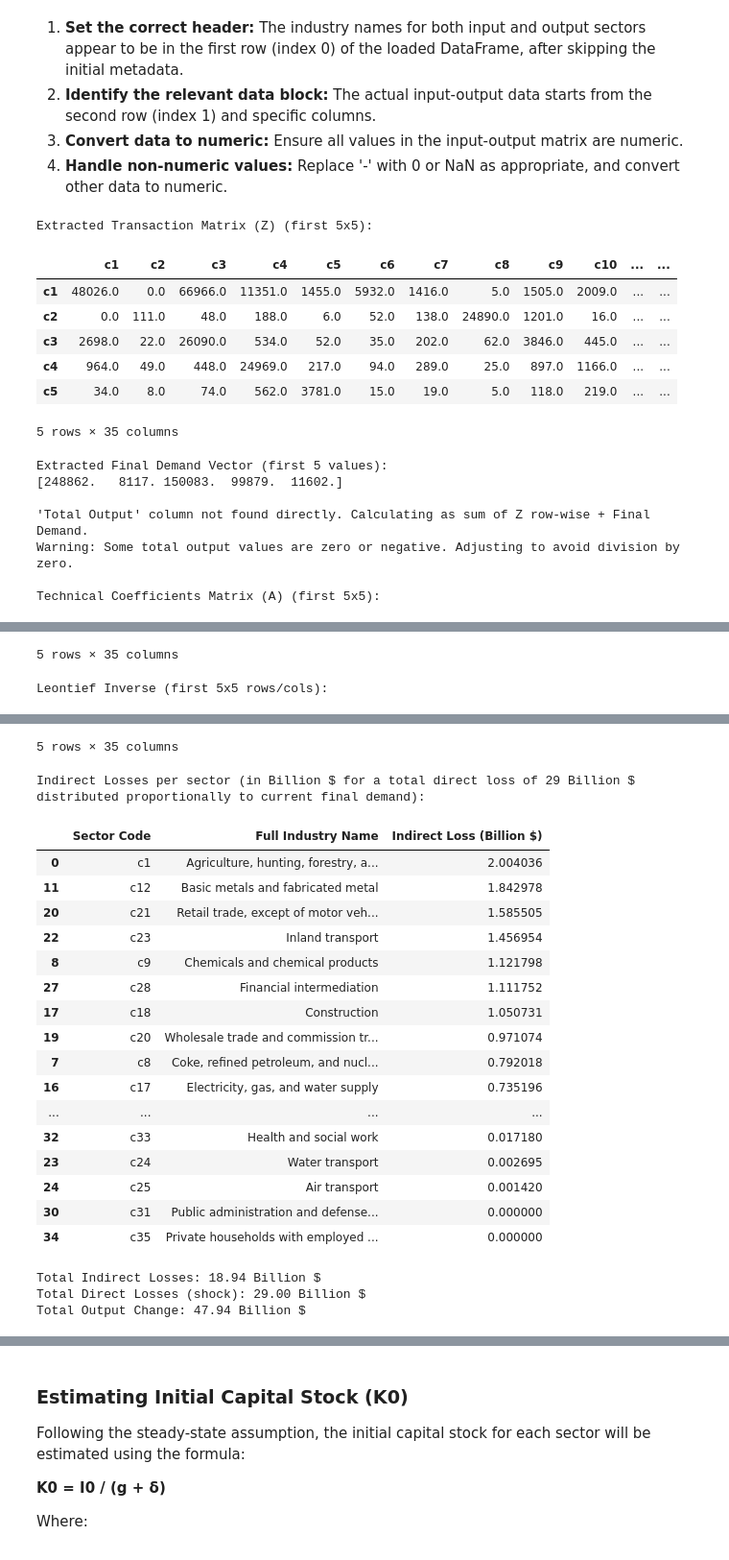
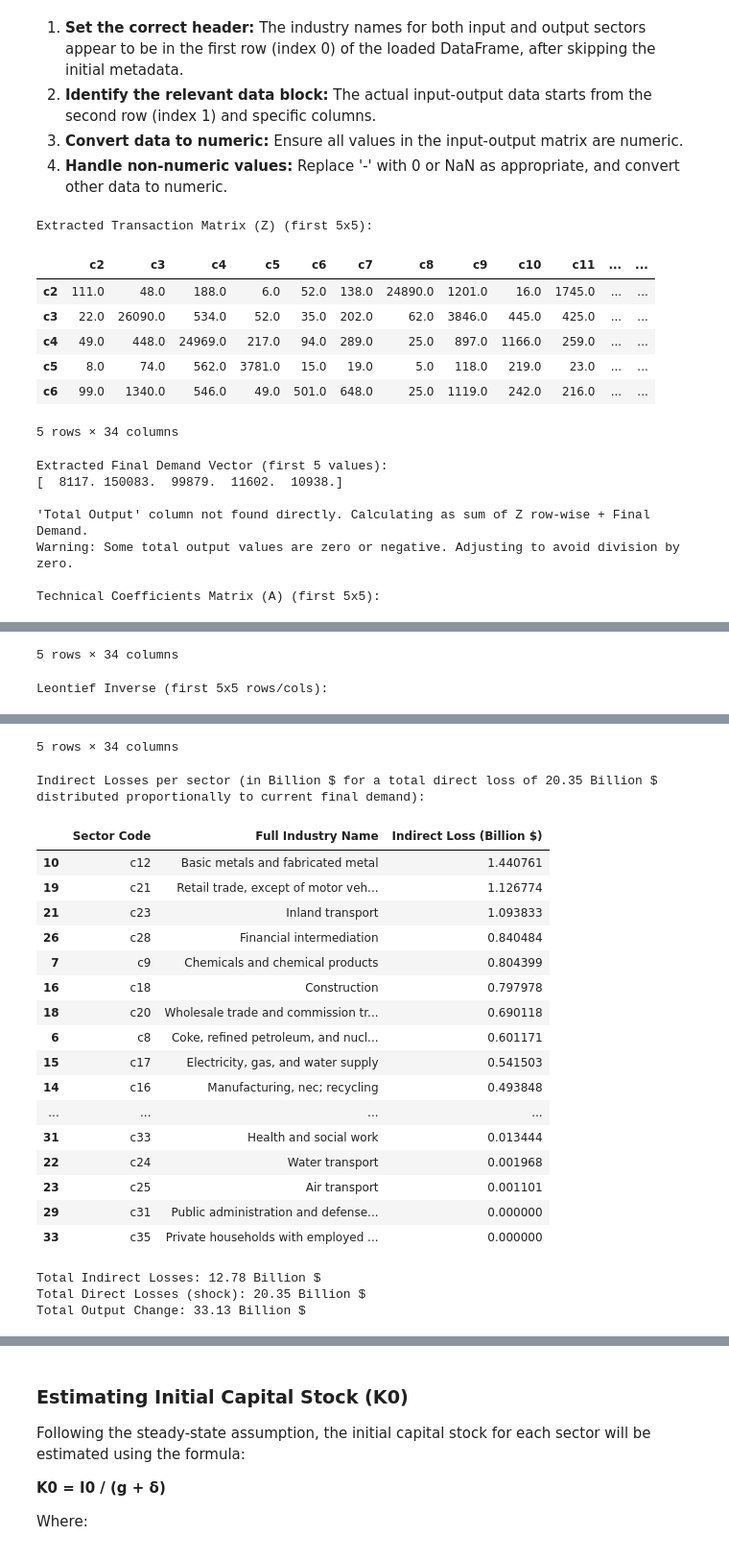
Before and after one commit to rka0285058-afk/Economic_Loss, a Jupyter notebook: Economic_Loss.ipynb, the cells around one changed output, grey strips where cells are left out. Shown at 96% size. Drawn from its saved outputs; the diff is of its cells as text; code cells hidden in the pictures.

```diff
--- a/Economic_Loss.ipynb
+++ b/Economic_Loss.ipynb
@@ -8,7 +8,7 @@ Mounted at /content/drive
 # %%
 import pandas as pd
 
-file_path = '/content/drive/MyDrive/Software/Input Output Analysis - Final.csv'
+file_path = '/content/drive/MyDrive/Software/AO1.csv'
 try:
     df = pd.read_csv(file_path)
     print(f"Successfully loaded data from {file_path}.")
@@ -158,10 +158,10 @@ try:
     display(pd.DataFrame(leontief_inverse, index=A_matrix_df.index, columns=A_matrix_df.columns).head())
 
     # Define the direct losses
-    direct_losses_billion = 29
+    direct_losses_billion = 20.35
     direct_losses_million = direct_losses_billion * 1000 # Convert to Million $ for consistency with assumed Z units
 
-    # Interpret 'direct losses of 29 Billion $' as a total reduction in final demand,
+    # Interpret 'direct losses of 20.35 Billion $' as a total reduction in final demand,
     # distributed proportionally to each sector's current final demand.
     total_current_final_demand = final_demand_vector.sum()
     if total_current_final_demand == 0:
@@ -175,42 +175,42 @@ try:
     # Calculate the total output change (delta_x) due to the shock
     # delta_x = L * delta_f_shock, where L is the Leontief Inverse
     delta_x = leontief_inverse @ delta_f_shock
 
     # Calculate indirect losses
     # Indirect losses for each sector are the total output change minus the direct final demand change (shock)
     indirect_losses_million = delta_x - delta_f_shock
 
     print(f"\nIndirect Losses per sector (in Billion $ for a total direct loss of {direct_losses_billion} Billion $ distributed proportionally to current final demand):\n")
     indirect_losses_df = pd.DataFrame({
         'Sector Code': Z_matrix_df.index,
         'Full Industry Name': [sector_code_to_name.get(code, code) for code in Z_matrix_df.index],
         'Indirect Loss (Billion $)': indirect_losses_million / 1000 # Convert back to Billion $
     })
     # Sort by indirect loss for better readability
     indirect_losses_df = indirect_losses_df.sort_values(by='Indirect Loss (Billion $)', ascending=False)
     display(indirect_losses_df)
 
     print(f"\nTotal Indirect Losses: {indirect_losses_million.sum() / 1000:,.2f} Billion $")
     print(f"Total Direct Losses (shock): {delta_f_shock.sum() / 1000:,.2f} Billion $")
     print(f"Total Output Change: {delta_x.sum() / 1000:,.2f} Billion $")
 
 except np.linalg.LinAlgError:
     print("Error: The Leontief Inverse could not be calculated. This usually means (I - A) is singular. Check the A matrix.")
 except ValueError as e:
     print(f"Error during data processing: {e}")
 except Exception as e:
     print(f"An unexpected error occurred: {e}")
 # %% [output]
 Extracted Transaction Matrix (Z) (first 5x5):
-|  | c1 | c2 | c3 | c4 | c5 | c6 | c7 | c8 | c9 | c10 | ... | ... |
-| c1 | 48026.0 | 0.0 | 66966.0 | 11351.0 | 1455.0 | 5932.0 | 1416.0 | 5.0 | 1505.0 | 2009.0 | ... | ... |
-| c2 | 0.0 | 111.0 | 48.0 | 188.0 | 6.0 | 52.0 | 138.0 | 24890.0 | 1201.0 | 16.0 | ... | ... |
-| c3 | 2698.0 | 22.0 | 26090.0 | 534.0 | 52.0 | 35.0 | 202.0 | 62.0 | 3846.0 | 445.0 | ... | ... |
-| c4 | 964.0 | 49.0 | 448.0 | 24969.0 | 217.0 | 94.0 | 289.0 | 25.0 | 897.0 | 1166.0 | ... | ... |
-| c5 | 34.0 | 8.0 | 74.0 | 562.0 | 3781.0 | 15.0 | 19.0 | 5.0 | 118.0 | 219.0 | ... | ... |
+|  | c2 | c3 | c4 | c5 | c6 | c7 | c8 | c9 | c10 | c11 | ... | ... |
+| c2 | 111.0 | 48.0 | 188.0 | 6.0 | 52.0 | 138.0 | 24890.0 | 1201.0 | 16.0 | 1745.0 | ... | ... |
+| c3 | 22.0 | 26090.0 | 534.0 | 52.0 | 35.0 | 202.0 | 62.0 | 3846.0 | 445.0 | 425.0 | ... | ... |
+| c4 | 49.0 | 448.0 | 24969.0 | 217.0 | 94.0 | 289.0 | 25.0 | 897.0 | 1166.0 | 259.0 | ... | ... |
+| c5 | 8.0 | 74.0 | 562.0 | 3781.0 | 15.0 | 19.0 | 5.0 | 118.0 | 219.0 | 23.0 | ... | ... |
+| c6 | 99.0 | 1340.0 | 546.0 | 49.0 | 501.0 | 648.0 | 25.0 | 1119.0 | 242.0 | 216.0 | ... | ... |
-5 rows × 35 columns
+5 rows × 34 columns
 Extracted Final Demand Vector (first 5 values):
-[248862.   8117. 150083.  99879.  11602.]
+[  8117. 150083.  99879.  11602.  10938.]
 
 'Total Output' column not found directly. Calculating as sum of Z row-wise + Final Demand.
 Warning: Some total output values are zero or negative. Adjusting to avoid division by zero.
@@ -225,2 +225,2 @@ Technical Coefficients Matrix (A) (first 5x5):
-5 rows × 35 columns
+5 rows × 34 columns
 Leontief Inverse (first 5x5 rows/cols):
@@ -233,25 +233,25 @@ Leontief Inverse (first 5x5 rows/cols):
-5 rows × 35 columns
+5 rows × 34 columns
-Indirect Losses per sector (in Billion $ for a total direct loss of 29 Billion $ distributed proportionally to current final demand):
+Indirect Losses per sector (in Billion $ for a total direct loss of 20.35 Billion $ distributed proportionally to current final demand):
 |  | Sector Code | Full Industry Name | Indirect Loss (Billion $) |
-| 0 | c1 | Agriculture, hunting, forestry, a... | 2.004036 |
-| 11 | c12 | Basic metals and fabricated metal | 1.842978 |
-| 20 | c21 | Retail trade, except of motor veh... | 1.585505 |
-| 22 | c23 | Inland transport | 1.456954 |
-| 8 | c9 | Chemicals and chemical products | 1.121798 |
-| 27 | c28 | Financial intermediation | 1.111752 |
-| 17 | c18 | Construction | 1.050731 |
-| 19 | c20 | Wholesale trade and commission tr... | 0.971074 |
-| 7 | c8 | Coke, refined petroleum, and nucl... | 0.792018 |
-| 16 | c17 | Electricity, gas, and water supply | 0.735196 |
+| 10 | c12 | Basic metals and fabricated metal | 1.440761 |
+| 19 | c21 | Retail trade, except of motor veh... | 1.126774 |
+| 21 | c23 | Inland transport | 1.093833 |
+| 26 | c28 | Financial intermediation | 0.840484 |
+| 7 | c9 | Chemicals and chemical products | 0.804399 |
+| 16 | c18 | Construction | 0.797978 |
+| 18 | c20 | Wholesale trade and commission tr... | 0.690118 |
+| 6 | c8 | Coke, refined petroleum, and nucl... | 0.601171 |
+| 15 | c17 | Electricity, gas, and water supply | 0.541503 |
+| 14 | c16 | Manufacturing, nec; recycling | 0.493848 |
 | ... | ... | ... | ... |
-| 32 | c33 | Health and social work | 0.017180 |
-| 23 | c24 | Water transport | 0.002695 |
-| 24 | c25 | Air transport | 0.001420 |
-| 30 | c31 | Public administration and defense... | 0.000000 |
-| 34 | c35 | Private households with employed ... | 0.000000 |
+| 31 | c33 | Health and social work | 0.013444 |
+| 22 | c24 | Water transport | 0.001968 |
+| 23 | c25 | Air transport | 0.001101 |
+| 29 | c31 | Public administration and defense... | 0.000000 |
+| 33 | c35 | Private households with employed ... | 0.000000 |
-Total Indirect Losses: 18.94 Billion $
-Total Direct Losses (shock): 29.00 Billion $
-Total Output Change: 47.94 Billion $
+Total Indirect Losses: 12.78 Billion $
+Total Direct Losses (shock): 20.35 Billion $
+Total Output Change: 33.13 Billion $
 # %%
 import matplotlib.pyplot as plt
 import seaborn as sns
```
Also changed, not shown: parts of 13 cells of this notebook.
